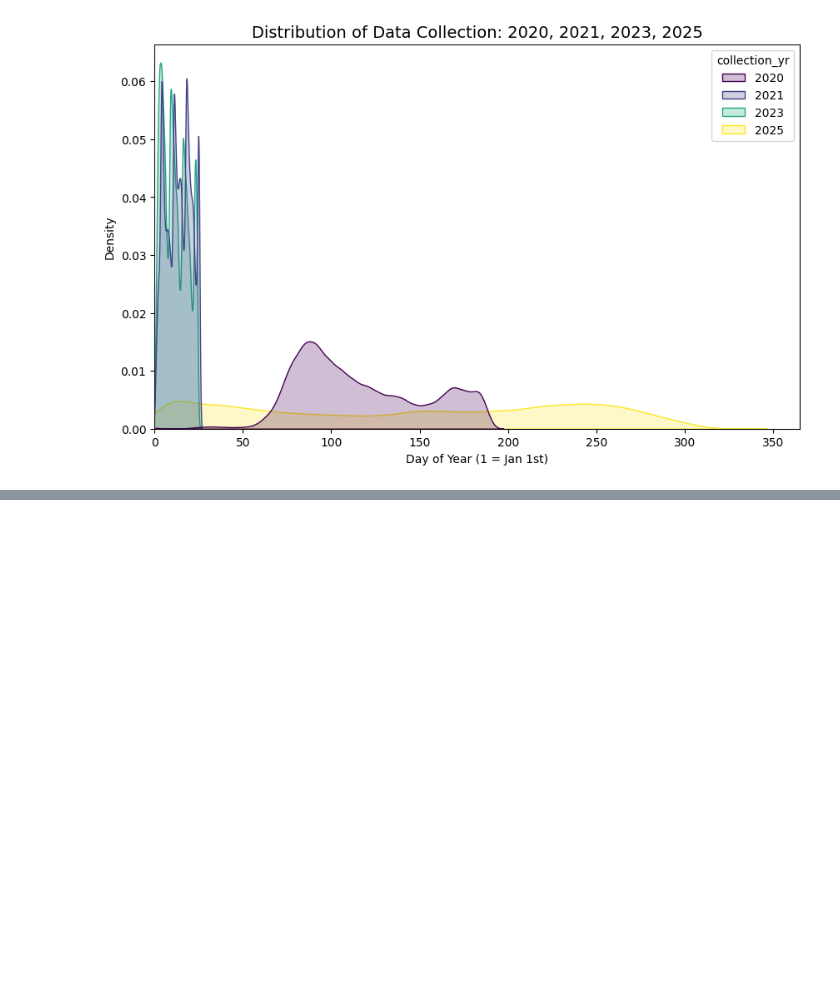
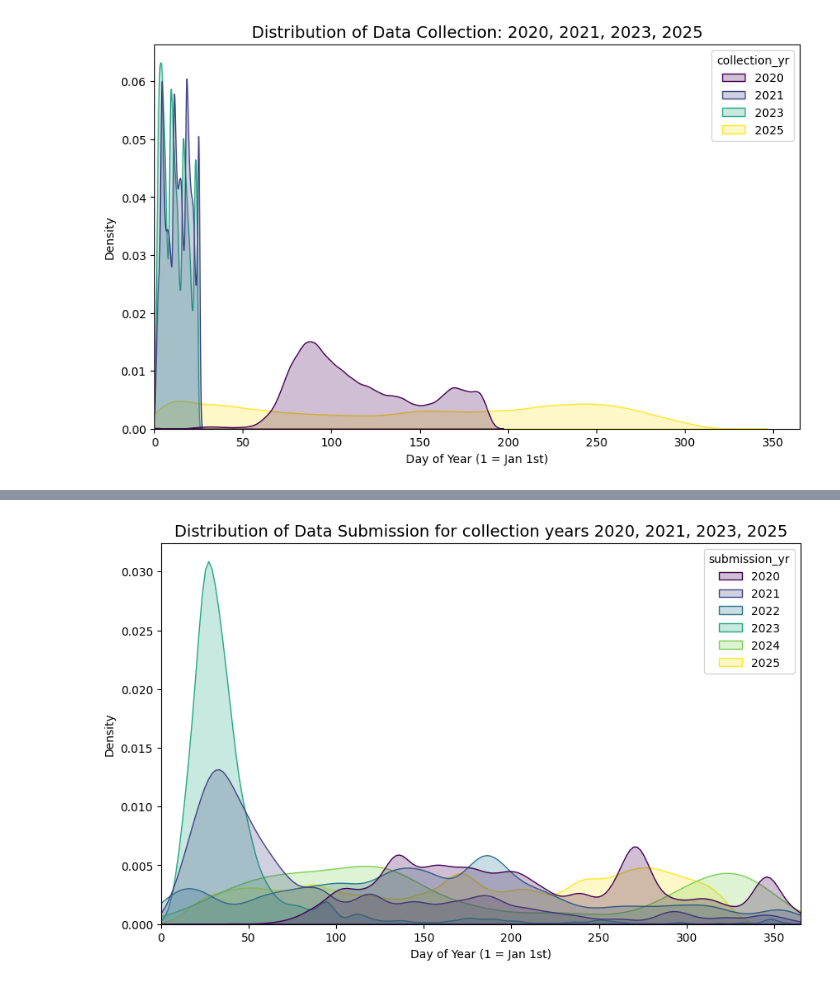
Before and after one commit to ASudu/EpiCoV_Summer25, a Jupyter notebook: src/compare_years.ipynb, the cells around one changed output, grey strips where cells are left out. Cells and saved outputs as stored; diff of their text form; code cells hidden in the pictures; blank space fills up the shorter version.

Commit message:
yearwise submission density

```diff
--- a/src/compare_years.ipynb
+++ b/src/compare_years.ipynb
@@ -116,0 +124,15 @@ plt.show()
+# %%
+# 3. Plotting
+plt.figure(figsize=(10, 6))
+
+# Option A: Density Plot (The "Spike" vs "Hill")
+# 'common_norm=False' allows each year to be normalized to its own volume,
+# showing the shape clearly regardless of total count differences.
+sns.kdeplot(data=df, x='submission_doy', hue='submission_yr', fill=True, common_norm=False, palette='viridis')
+
+plt.title("Distribution of Data Submission for collection years 2020, 2021, 2023, 2025", fontsize=14)
+plt.xlabel("Day of Year (1 = Jan 1st)")
+plt.xlim(0, 365) # Lock to a full year view
+plt.show()
+# %% [output]
+[figure, added]
```
Also changed, not shown: parts of 3 cells of this notebook.
